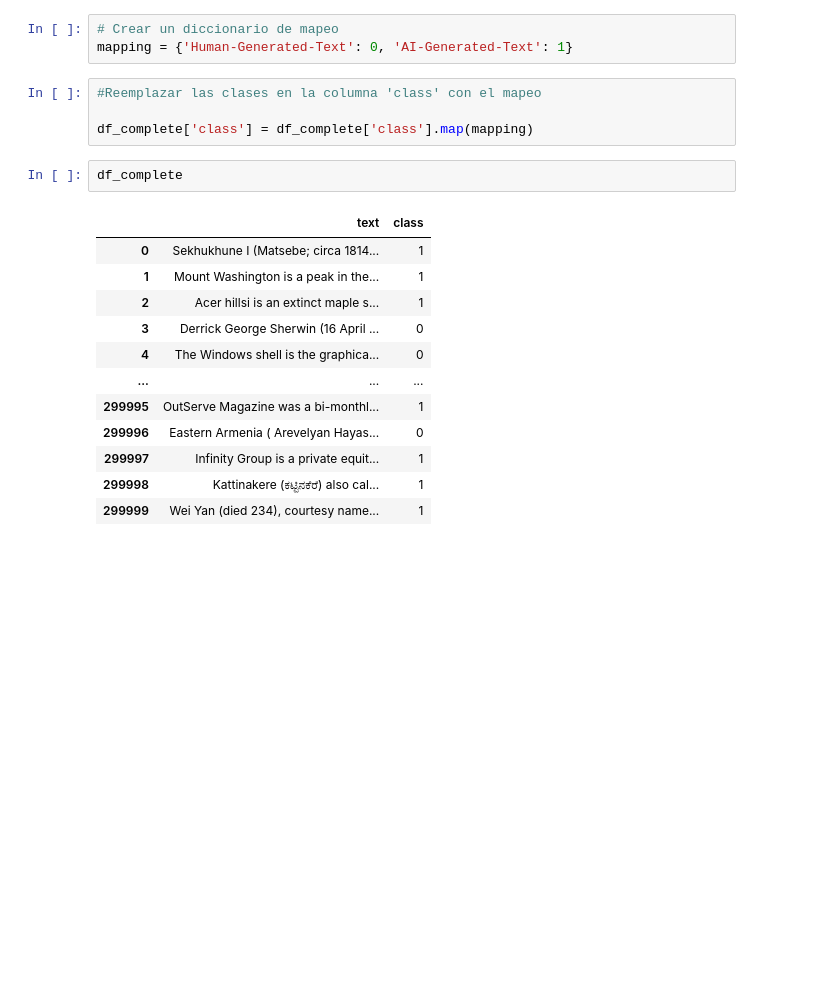
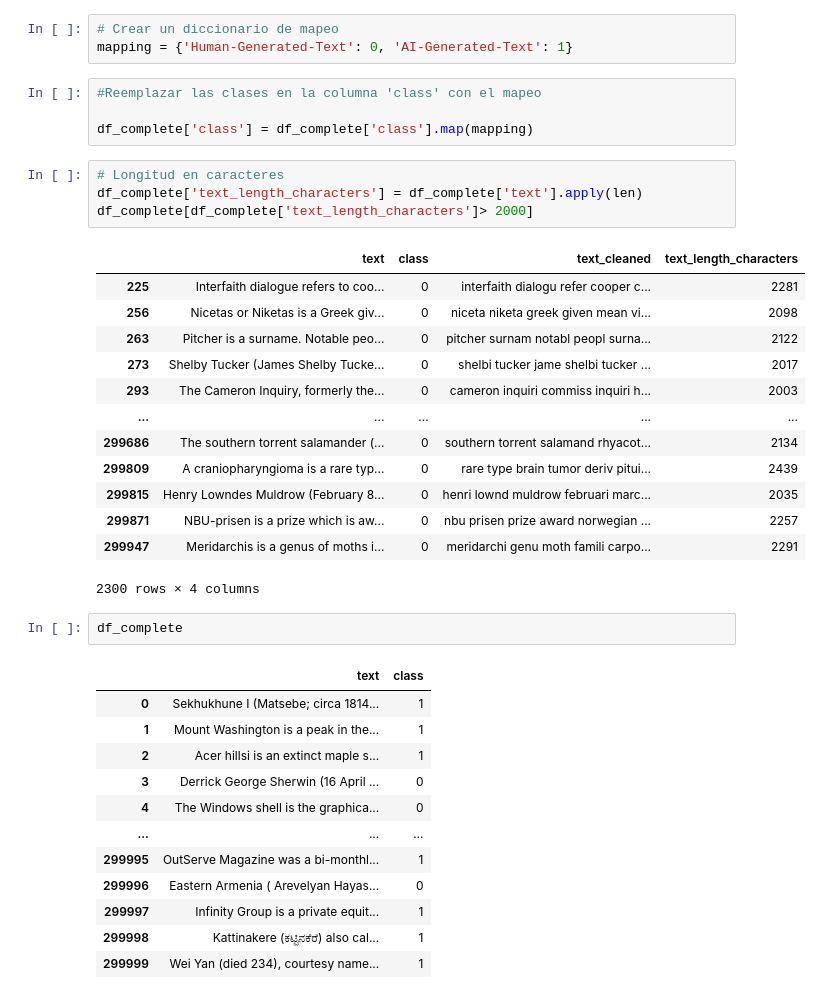
Before and after one commit to AnaNofuentes/Text-Analyzer-Human-vs-AI, a Jupyter notebook: texto_ai.ipynb, the cells around one changed output. Cells and saved outputs as stored; diff of their text form; blank space fills up the shorter version.

```diff
--- a/texto_ai.ipynb
+++ b/texto_ai.ipynb
@@ -16,6 +16,24 @@ mapping = {'Human-Generated-Text': 0, 'AI-Generated-Text': 1}
 #Reemplazar las clases en la columna 'class' con el mapeo
 
 df_complete['class'] = df_complete['class'].map(mapping)
+# %%
+# Longitud en caracteres
+df_complete['text_length_characters'] = df_complete['text'].apply(len)
+df_complete[df_complete['text_length_characters']> 2000]
+# %% [output]
+|  | text | class | text_cleaned | text_length_characters |
+| 225 | Interfaith dialogue refers to coo... | 0 | interfaith dialogu refer cooper c... | 2281 |
+| 256 | Nicetas or Niketas is a Greek giv... | 0 | niceta niketa greek given mean vi... | 2098 |
+| 263 | Pitcher is a surname. Notable peo... | 0 | pitcher surnam notabl peopl surna... | 2122 |
+| 273 | Shelby Tucker (James Shelby Tucke... | 0 | shelbi tucker jame shelbi tucker ... | 2017 |
+| 293 | The Cameron Inquiry, formerly the... | 0 | cameron inquiri commiss inquiri h... | 2003 |
+| ... | ... | ... | ... | ... |
+| 299686 | The southern torrent salamander (... | 0 | southern torrent salamand rhyacot... | 2134 |
+| 299809 | A craniopharyngioma is a rare typ... | 0 | rare type brain tumor deriv pitui... | 2439 |
+| 299815 | Henry Lowndes Muldrow (February 8... | 0 | henri lownd muldrow februari marc... | 2035 |
+| 299871 | NBU-prisen is a prize which is aw... | 0 | nbu prisen prize award norwegian ... | 2257 |
+| 299947 | Meridarchis is a genus of moths i... | 0 | meridarchi genu moth famili carpo... | 2291 |
+2300 rows × 4 columns
 # %%
 df_complete
 # %% [output]
```
Also changed, not shown: 2 other files.
